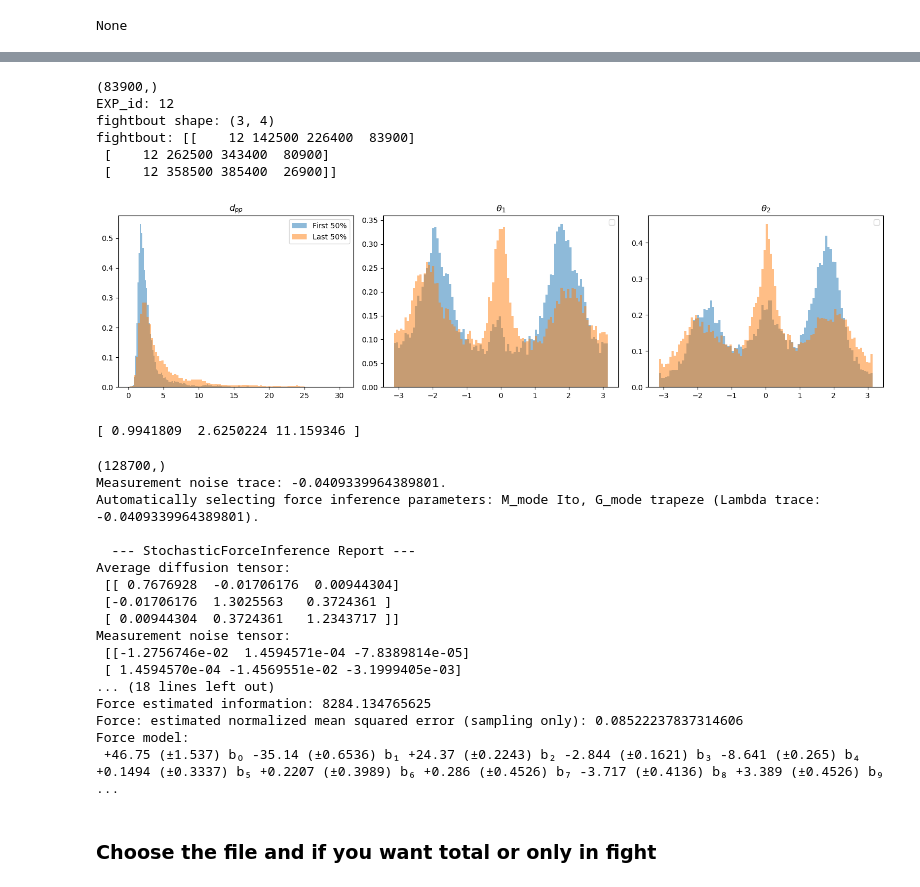
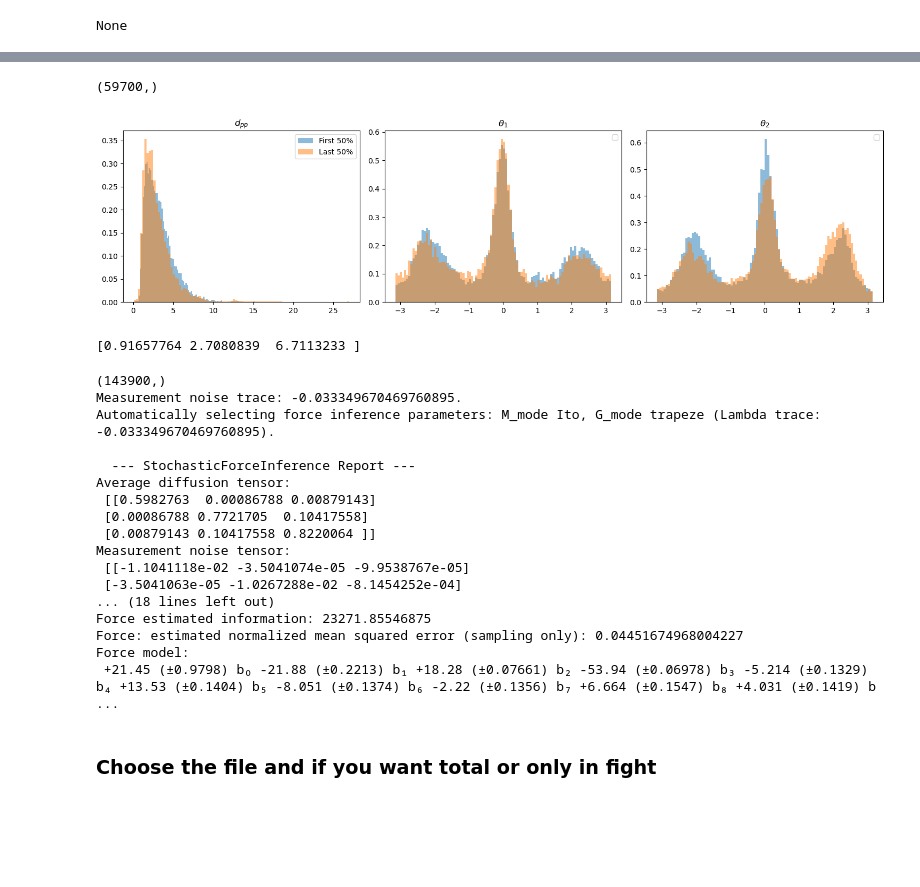
Before and after one commit to Marindevandijk/Thesis-clean, a Jupyter notebook: notebook_exploratory/01_overdamped_exploration.ipynb, the cells around one changed output, grey strips where cells are left out. Cells and saved outputs as stored; diff of their text form; code cells hidden in the pictures; blank space fills up the shorter version.

Commit message:
added all data

```diff
--- a/notebook_exploratory/01_overdamped_exploration.ipynb
+++ b/notebook_exploratory/01_overdamped_exploration.ipynb
@@ -264,6 +387,6 @@ def Run_Force_inference(X,time_idx,K,M,lam):
 # %%
 #path ="/Users/marindevandijk/Documents/CLS 2025/Thesis/Coding/ZebraFish_project/Data/tracking_results/FishTank20200525_161602_tracking_results.h5" # exp 15
-#path ="/Users/marindevandijk/Documents/CLS 2025/Thesis/Coding/ZebraFish_project/Data/tracking_results/FishTank20200130_153857_tracking_results.h5"
+path ="/Users/marindevandijk/Documents/CLS 2025/Thesis/Coding/ZebraFish_project/Data/tracking_results/FishTank20200130_153857_tracking_results.h5" #exp 2
 
 #path = "/Users/marindevandijk/Documents/CLS 2025/Thesis/Coding/ZebraFish_project/Data/tracking_results/FishTank20200130_181614_tracking_results.h5" #exp3
 #path = "/Users/marindevandijk/Documents/CLS 2025/Thesis/Coding/ZebraFish_project/Data/tracking_results/FishTank20200213_154940_tracking_results.h5" #exp5#
@@ -272,7 +395,7 @@ def Run_Force_inference(X,time_idx,K,M,lam):
 #path = "/Users/marindevandijk/Documents/CLS 2025/Thesis/Coding/ZebraFish_project/Data/tracking_results/FishTank20200127_143538_tracking_results.h5" #exp0
 #path = "/Users/marindevandijk/Documents/CLS 2025/Thesis/Coding/ZebraFish_project/Data/tracking_results/FishTank20200129_140656_tracking_results.h5" #exp1
 #path = "/Users/marindevandijk/Documents/CLS 2025/Thesis/Coding/ZebraFish_project/Data/tracking_results/FishTank20200218_153008_tracking_results.h5" #exp 8
-#path  = "/Users/marindevandijk/Documents/CLS 2025/Thesis/Coding/ZebraFish_project/Data/tracking_results/FishTank20200327_154737_tracking_results.h5" #exp10
+path  = "/Users/marindevandijk/Documents/CLS 2025/Thesis/Coding/ZebraFish_project/Data/tracking_results/FishTank20200327_154737_tracking_results.h5" #exp10
 #path = "/Users/marindevandijk/Documents/CLS 2025/Thesis/Coding/ZebraFish_project/Data/tracking_results/FishTank20200330_161100_tracking_results.h5" #exp 11
 #path = "/Users/marindevandijk/Documents/CLS 2025/Thesis/Coding/ZebraFish_project/Data/tracking_results/FishTank20200331_162136_tracking_results.h5" #exp12
 #path = "/Users/marindevandijk/Documents/CLS 2025/Thesis/Coding/ZebraFish_project/Data/tracking_results/FishTank20200520_152810_tracking_results.h5" #exp13
@@ -287,14 +410,14 @@ def Run_Force_inference(X,time_idx,K,M,lam):
 #path = "/Users/marindevandijk/Documents/CLS 2025/Thesis/Coding/ZebraFish_project/Data/tracking_results/FishTank20200824_151740_tracking_results.h5" #exp18
 #path = "/Users/marindevandijk/Documents/CLS 2025/Thesis/Coding/ZebraFish_project/Data/tracking_results/FishTank20200828_155504_tracking_results.h5" #exp 19
 #path = "/Users/marindevandijk/Documents/CLS 2025/Thesis/Coding/ZebraFish_project/Data/tracking_results/FishTank20200902_160124_tracking_results.h5" #exp 20
+#path = "/Users/marindevandijk/Documents/CLS 2025/Thesis/Coding/ZebraFish_project/Data/tracking_results/FishTank20200207_161445_tracking_results.h5" #exp4
+#path = "/Users/marindevandijk/Documents/CLS 2025/Thesis/Coding/ZebraFish_project/Data/tracking_results/FishTank20200129_140656_tracking_results.h5" #exp1
+#path = "/Users/marindevandijk/Documents/CLS 2025/Thesis/Coding/ZebraFish_project/Data/tracking_results/FishTank20200127_143538_tracking_results.h5" #exp0
 X_coordinates, fightbout = prepare_data(path,0,True)
 dpp,theta1,theta2 = calculate_variables(X_coordinates[:,:,:,:])
 print(dpp.shape)
 EXP_id, fightbout = get_experimentID_fightbouts(path)
 
-print("EXP_id:", EXP_id)
-print("fightbout shape:", fightbout.shape)
-print("fightbout:", fightbout)
 ig, axs = plt.subplots(1, 3, figsize=(15,4))
 d_pp_c, theta_i_c, theta_j_c = clean_data(dpp, theta1, theta2)
 N = len(d_pp_c)
@@ -314,43 +437,40 @@ axs[0].hist(dpp_15, bins=100, alpha=0.5,density = True, label='Last 50%')
 #axs[0].hist(dpp_15, bins=80, alpha=0.5,density = True, label='last 15%')
 
 axs[0].set_title(r'$d_{pp}$')
 axs[0].legend()
 
 # Theta 1
 axs[1].hist(thetai_85, bins=100, alpha=0.5,density = True)
 axs[1].hist(thetai_15, bins=100, alpha=0.5, density = True)
 
 #axs[1].hist(thetai_15, bins=80, alpha=0.5, density = True,label='last 15%')
 
 axs[1].set_title(r"$\theta_1$")
 axs[1].legend()
 # Theta 2
 axs[2].hist(thetaj_85, bins=100, alpha=0.5, density = True)
 axs[2].hist(thetaj_15, bins=100, alpha=0.5,density = True)
 
 #axs[2].hist(thetaj_15, bins=80, alpha=0.5,density = True, label='last 15%')
 
 axs[2].set_title(r"$\theta_2$")
 axs[2].legend()
 
 plt.tight_layout()
 save_path = "Exploratory_Figures"
 os.makedirs(save_path, exist_ok=True)
 #plt.savefig(f"{save_path}/Real_distributions/exp19_fight1.png", dpi=300)
 plt.show()
 
-q1, q60, q98 = np.percentile(d_pp_c, [1, 50, 95])
-lam_common = jnp.array([q1, q60, q98])
+q1, q50, q95 = np.percentile(d_pp_c, [1, 50, 95])
+
+
+lam_common = jnp.array([q1, q50, q95])
 print(lam_common)
 # %% [output]
-(83900,)
-EXP_id: 12
-fightbout shape: (3, 4)
-fightbout: [[    12 142500 226400  83900]
- [    12 262500 343400  80900]
- [    12 358500 385400  26900]]
+(59700,)
-[figure, old version]
+[figure, new version]
-[ 0.9941809  2.6250224 11.159346 ]
+[0.91657764 2.7080839  6.7113233 ]
 # %%
 #path = "/Users/marindevandijk/Documents/CLS 2025/Thesis/Coding/ZebraFish_project/Data/tracking_results/FishTank20200525_161602_tracking_results.h5"
 #d_pp,theta_i,theta_j = calculate_variables(prepare_data(path,True))
@@ -387,23 +507,23 @@ S_last_exp18, descriptor = Run_Force_inference(X_last, t_last,K=3, M=4,lam=lam_c
 #X, time_idx,_,_ = Build_segmented_data(d_pp, theta_i, theta_j)
 #S_half, descriptor = Run_Force_inference(X,time_idx, K=2, M=3)
 # %% [output]
-(128700,)
-Measurement noise trace: -0.0409339964389801.
-Automatically selecting force inference parameters: M_mode Ito, G_mode trapeze (Lambda trace: -0.0409339964389801).
+(143900,)
+Measurement noise trace: -0.033349670469760895.
+Automatically selecting force inference parameters: M_mode Ito, G_mode trapeze (Lambda trace: -0.033349670469760895).
 
   --- StochasticForceInference Report ---
 Average diffusion tensor:
- [[ 0.7676928  -0.01706176  0.00944304]
- [-0.01706176  1.3025563   0.3724361 ]
- [ 0.00944304  0.3724361   1.2343717 ]]
+ [[0.5982763  0.00086788 0.00879143]
+ [0.00086788 0.7721705  0.10417558]
+ [0.00879143 0.10417558 0.8220064 ]]
 Measurement noise tensor:
- [[-1.2756746e-02  1.4594571e-04 -7.8389814e-05]
- [ 1.4594570e-04 -1.4569551e-02 -3.1999405e-03]
+ [[-1.1041118e-02 -3.5041074e-05 -9.9538767e-05]
+ [-3.5041063e-05 -1.0267288e-02 -8.1454252e-04]
 ... (18 lines left out)
-Force estimated information: 8284.134765625
-Force: estimated normalized mean squared error (sampling only): 0.08522237837314606
+Force estimated information: 23271.85546875
+Force: estimated normalized mean squared error (sampling only): 0.04451674968004227
 Force model:
- +46.75 (±1.537) b₀ -35.14 (±0.6536) b₁ +24.37 (±0.2243) b₂ -2.844 (±0.1621) b₃ -8.641 (±0.265) b₄ +0.1494 (±0.3337) b₅ +0.2207 (±0.3989) b₆ +0.286 (±0.4526) b₇ -3.717 (±0.4136) b₈ +3.389 (±0.4526) b₉ ...
+ +21.45 (±0.9798) b₀ -21.88 (±0.2213) b₁ +18.28 (±0.07661) b₂ -53.94 (±0.06978) b₃ -5.214 (±0.1329) b₄ +13.53 (±0.1404) b₅ -8.051 (±0.1374) b₆ -2.22 (±0.1356) b₇ +6.664 (±0.1547) b₈ +4.031 (±0.1419) b ...
 # %% [markdown]
 ### Choose the file and if you want total or only in fight
 # %%
```
Also changed, not shown: parts of 10 cells of this notebook, 5 other files.
